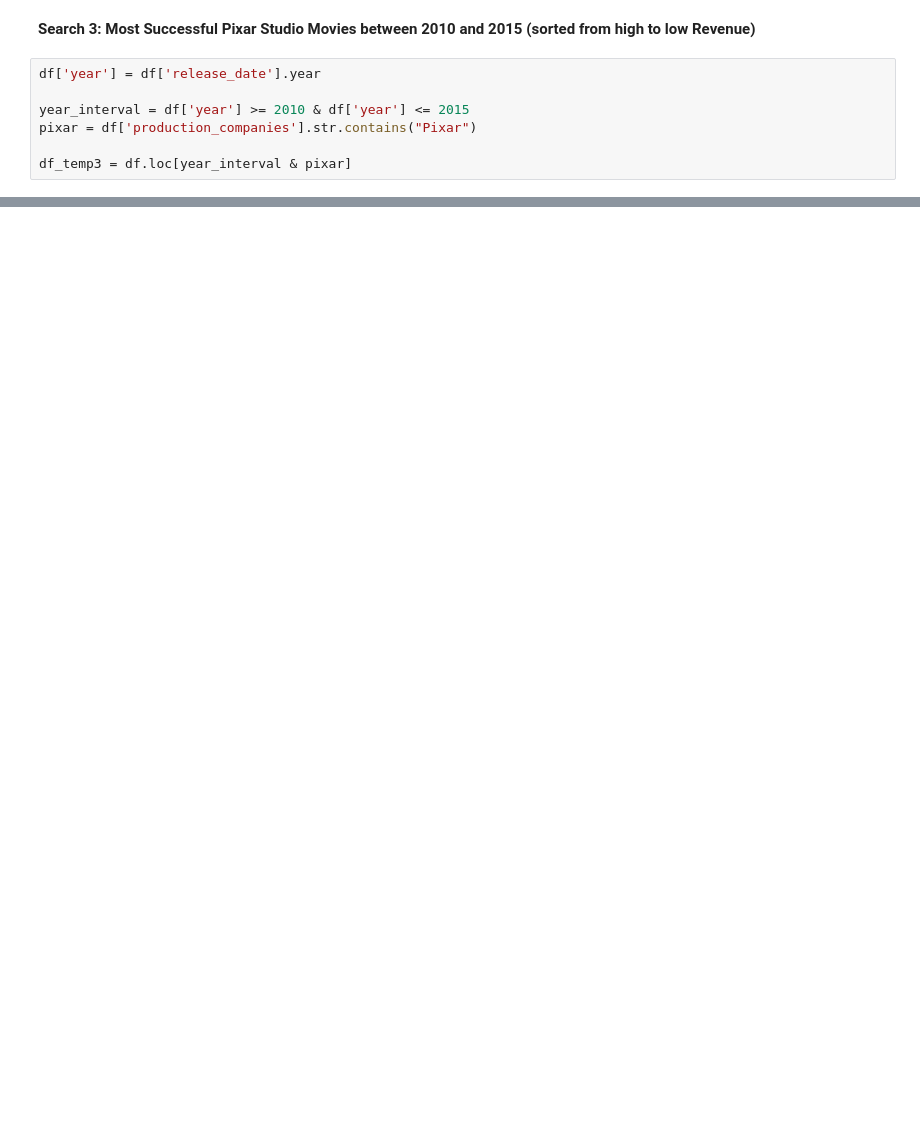
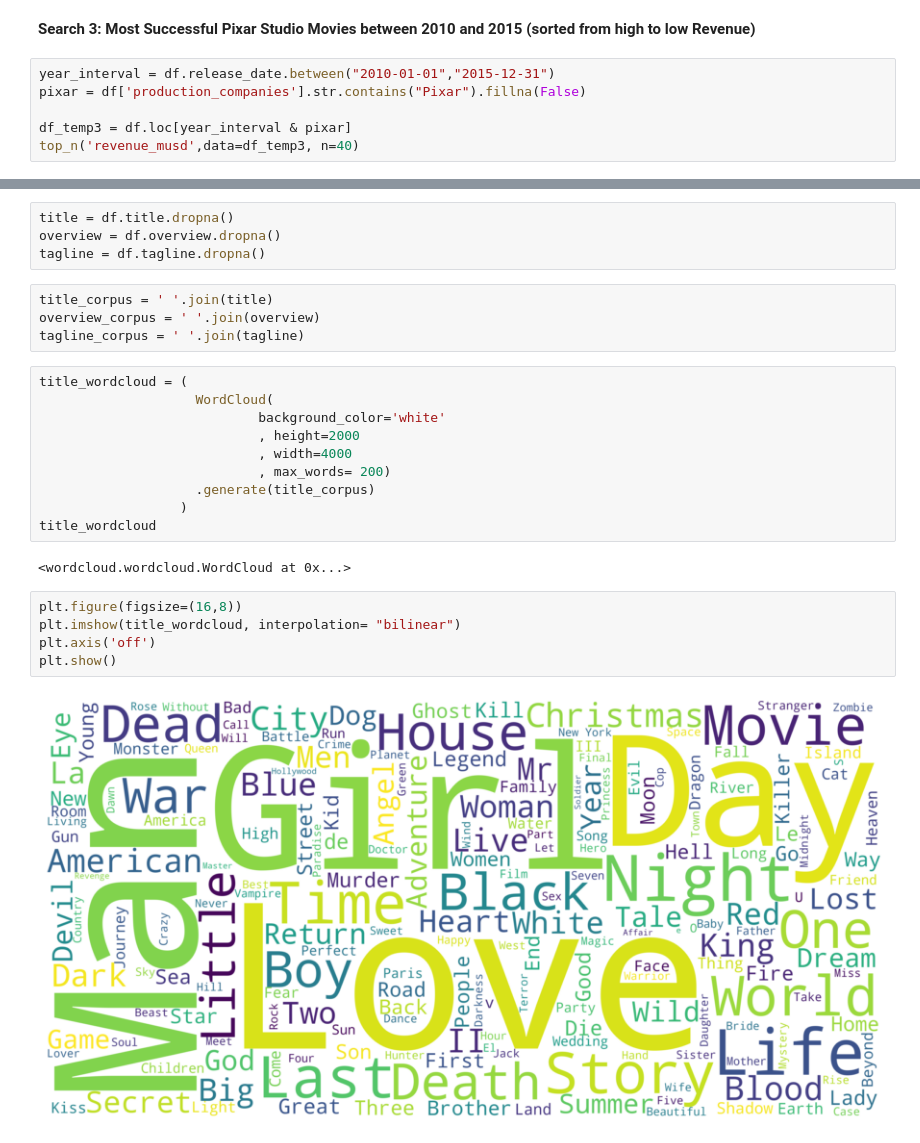
Before and after one commit to mcalmeida13/math-machine-learning, a Jupyter notebook: python-ds-pandas/project1/Project_01_Materials/project_01.ipynb, the cells around one changed output, grey strips where cells are left out. Cells and saved outputs as stored; diff of their text form; blank space fills up the shorter version.

```diff
--- a/python-ds-pandas/project1/Project_01_Materials/project_01.ipynb
+++ b/python-ds-pandas/project1/Project_01_Materials/project_01.ipynb
@@ -285,10 +285,9 @@ top_n('runtime',data=df_temp2,ascending=True)
 # %% [markdown]
 __Search 3: Most Successful Pixar Studio Movies between 2010 and 2015 (sorted from high to low Revenue)__
 # %%
-df['year'] = df['release_date'].year
-
-year_interval = df['year'] >= 2010 & df['year'] <= 2015
-pixar = df['production_companies'].str.contains("Pixar")
+year_interval = df.release_date.between("2010-01-01","2015-12-31")
+pixar = df['production_companies'].str.contains("Pixar").fillna(False)
 
 df_temp3 = df.loc[year_interval & pixar]
+top_n('revenue_musd',data=df_temp3, n=40)
 # %% [output]
@@ -295,0 +325,27 @@ df_temp3 = df.loc[year_interval & pixar]
+# %%
+title = df.title.dropna()
+overview = df.overview.dropna()
+tagline = df.tagline.dropna()
+# %%
+title_corpus = ' '.join(title)
+overview_corpus = ' '.join(overview)
+tagline_corpus = ' '.join(tagline)
+# %%
+title_wordcloud = (
+                    WordCloud(
+                            background_color='white'
+                            , height=2000
+                            , width=4000
+                            , max_words= 200)
+                    .generate(title_corpus)
+                  )
+title_wordcloud
+# %% [output]
+<wordcloud.wordcloud.WordCloud at 0x...>
+# %%
+plt.figure(figsize=(16,8))
+plt.imshow(title_wordcloud, interpolation= "bilinear")
+plt.axis('off')
+plt.show()
+# %% [output]
+[figure, added]
```
Also changed, not shown: parts of 7 cells of this notebook, 2 other files.
